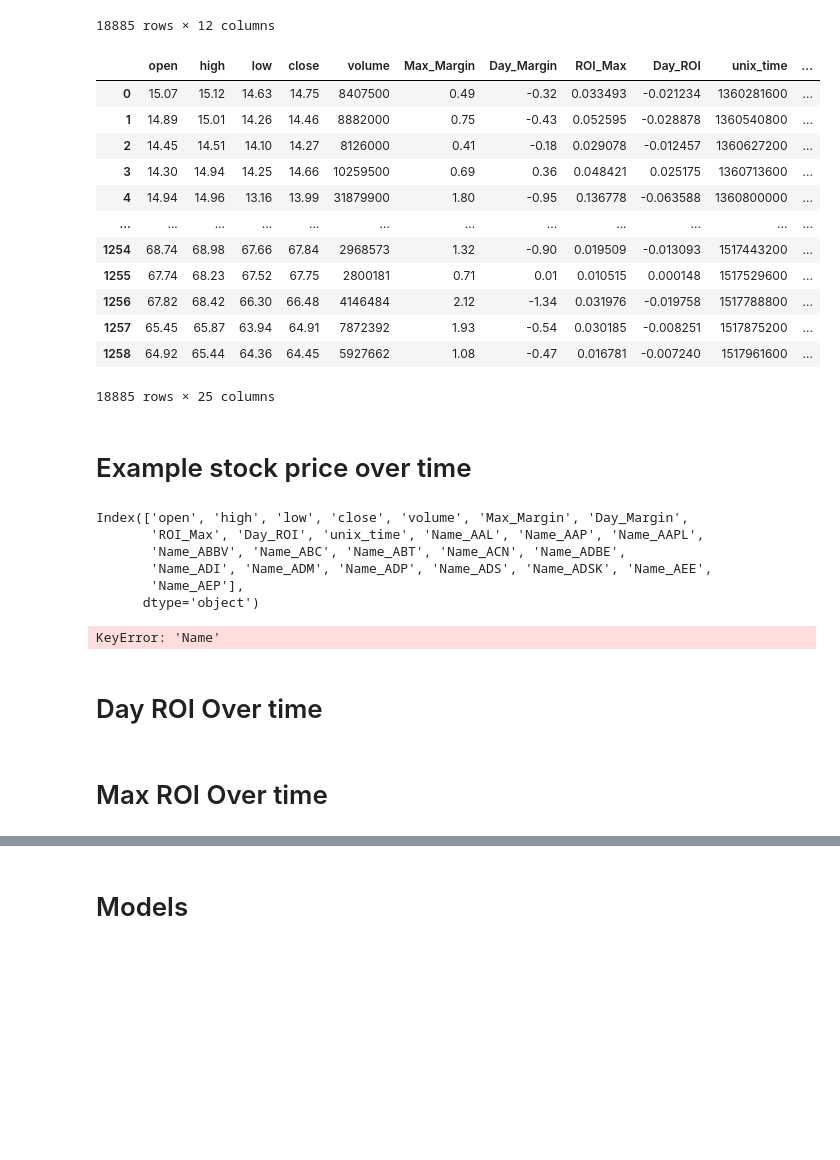
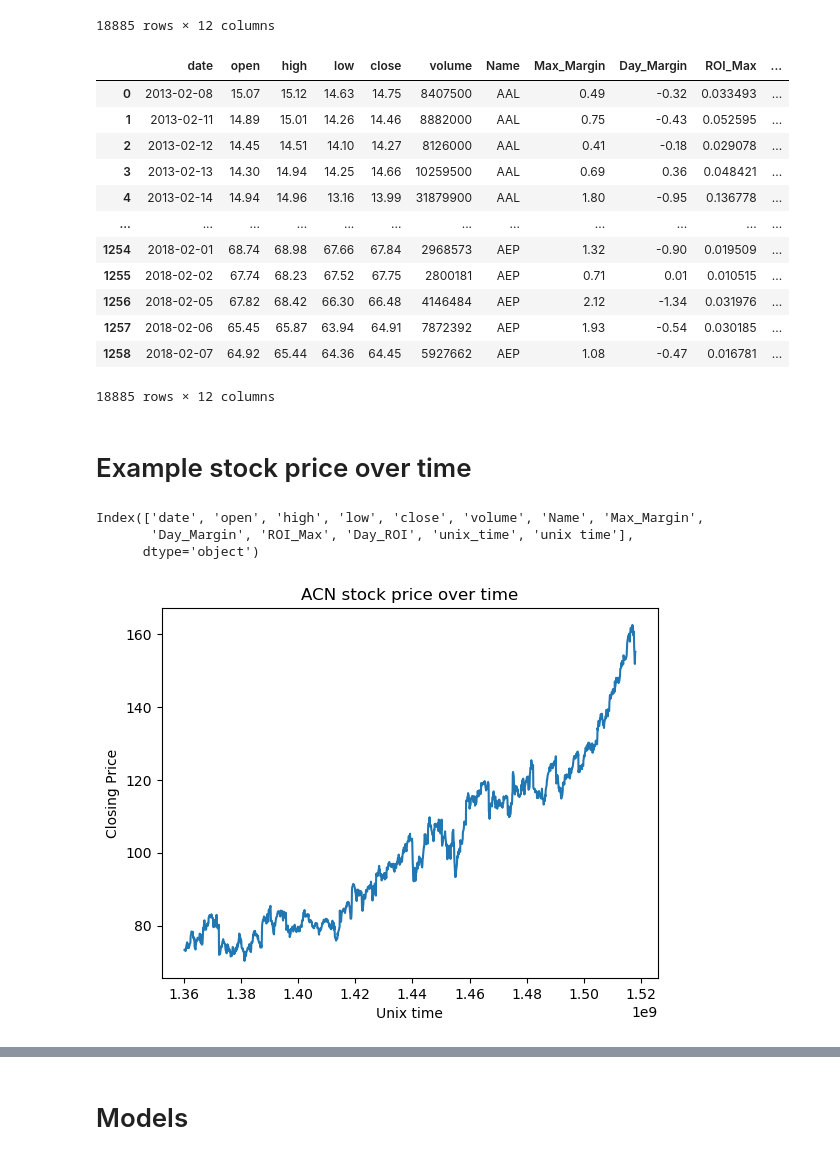
Before and after one commit to Nedwards0/AAI-590-Project, a Jupyter notebook: LSTM_Model_Optimized.ipynb, the cells around one changed output, grey strips where cells are left out. Drawn from its saved outputs; the diff is of its cells as text; code cells hidden in the pictures; blank space fills up the shorter version.

```diff
--- a/LSTM_Model_Optimized.ipynb
+++ b/LSTM_Model_Optimized.ipynb
@@ -247,50 +247,45 @@ df
 | 1257 | 2018-02-06 | 65.45 | 65.87 | 63.94 | 64.91 | 7872392 | AEP | 1.93 | -0.54 | 0.030185 | ... |
 | 1258 | 2018-02-07 | 64.92 | 65.44 | 64.36 | 64.45 | 5927662 | AEP | 1.08 | -0.47 | 0.016781 | ... |
 18885 rows × 12 columns
-# %%
-df = df.drop(columns=['date'])
-# %%
-df = pd.get_dummies(df)
 # %%
 df
 # %% [output]
-|  | open | high | low | close | volume | Max_Margin | Day_Margin | ROI_Max | Day_ROI | unix_time | ... |
-| 0 | 15.07 | 15.12 | 14.63 | 14.75 | 8407500 | 0.49 | -0.32 | 0.033493 | -0.021234 | 1360281600 | ... |
-| 1 | 14.89 | 15.01 | 14.26 | 14.46 | 8882000 | 0.75 | -0.43 | 0.052595 | -0.028878 | 1360540800 | ... |
-| 2 | 14.45 | 14.51 | 14.10 | 14.27 | 8126000 | 0.41 | -0.18 | 0.029078 | -0.012457 | 1360627200 | ... |
-| 3 | 14.30 | 14.94 | 14.25 | 14.66 | 10259500 | 0.69 | 0.36 | 0.048421 | 0.025175 | 1360713600 | ... |
-| 4 | 14.94 | 14.96 | 13.16 | 13.99 | 31879900 | 1.80 | -0.95 | 0.136778 | -0.063588 | 1360800000 | ... |
+|  | date | open | high | low | close | volume | Name | Max_Margin | Day_Margin | ROI_Max | ... |
+| 0 | 2013-02-08 | 15.07 | 15.12 | 14.63 | 14.75 | 8407500 | AAL | 0.49 | -0.32 | 0.033493 | ... |
+| 1 | 2013-02-11 | 14.89 | 15.01 | 14.26 | 14.46 | 8882000 | AAL | 0.75 | -0.43 | 0.052595 | ... |
+| 2 | 2013-02-12 | 14.45 | 14.51 | 14.10 | 14.27 | 8126000 | AAL | 0.41 | -0.18 | 0.029078 | ... |
+| 3 | 2013-02-13 | 14.30 | 14.94 | 14.25 | 14.66 | 10259500 | AAL | 0.69 | 0.36 | 0.048421 | ... |
+| 4 | 2013-02-14 | 14.94 | 14.96 | 13.16 | 13.99 | 31879900 | AAL | 1.80 | -0.95 | 0.136778 | ... |
 | ... | ... | ... | ... | ... | ... | ... | ... | ... | ... | ... | ... |
-| 1254 | 68.74 | 68.98 | 67.66 | 67.84 | 2968573 | 1.32 | -0.90 | 0.019509 | -0.013093 | 1517443200 | ... |
-| 1255 | 67.74 | 68.23 | 67.52 | 67.75 | 2800181 | 0.71 | 0.01 | 0.010515 | 0.000148 | 1517529600 | ... |
-| 1256 | 67.82 | 68.42 | 66.30 | 66.48 | 4146484 | 2.12 | -1.34 | 0.031976 | -0.019758 | 1517788800 | ... |
-| 1257 | 65.45 | 65.87 | 63.94 | 64.91 | 7872392 | 1.93 | -0.54 | 0.030185 | -0.008251 | 1517875200 | ... |
-| 1258 | 64.92 | 65.44 | 64.36 | 64.45 | 5927662 | 1.08 | -0.47 | 0.016781 | -0.007240 | 1517961600 | ... |
+| 1254 | 2018-02-01 | 68.74 | 68.98 | 67.66 | 67.84 | 2968573 | AEP | 1.32 | -0.90 | 0.019509 | ... |
+| 1255 | 2018-02-02 | 67.74 | 68.23 | 67.52 | 67.75 | 2800181 | AEP | 0.71 | 0.01 | 0.010515 | ... |
+| 1256 | 2018-02-05 | 67.82 | 68.42 | 66.30 | 66.48 | 4146484 | AEP | 2.12 | -1.34 | 0.031976 | ... |
+| 1257 | 2018-02-06 | 65.45 | 65.87 | 63.94 | 64.91 | 7872392 | AEP | 1.93 | -0.54 | 0.030185 | ... |
+| 1258 | 2018-02-07 | 64.92 | 65.44 | 64.36 | 64.45 | 5927662 | AEP | 1.08 | -0.47 | 0.016781 | ... |
-18885 rows × 25 columns
+18885 rows × 12 columns
+# %%
+df['date'] = pd.to_datetime(df['date'])
+
+df['unix time'] = df['date'].astype('int64') // 10**9
 # %% [markdown]
 # Example stock price over time
 # %%
 import matplotlib.pyplot as plt
 
 # Check the columns in the DataFrame to ensure correct naming
 print(df.columns)
 
 # Replace 'Name_XYL' with the correct column name, for example, if 'Name' is the column for stock names
-stock_name = "XYL"
+stock_name = "ACN"
 df_stock = df[df["Name"] == stock_name]
 
 plt.xlabel('Unix time')
 plt.ylabel('Closing Price')
 plt.title(f'{stock_name} stock price over time')
 plt.plot(df_stock["unix time"], df_stock["close"])
 plt.show()
 # %% [output]
-Index(['open', 'high', 'low', 'close', 'volume', 'Max_Margin', 'Day_Margin',
-       'ROI_Max', 'Day_ROI', 'unix_time', 'Name_AAL', 'Name_AAP', 'Name_AAPL',
-       'Name_ABBV', 'Name_ABC', 'Name_ABT', 'Name_ACN', 'Name_ADBE',
-       'Name_ADI', 'Name_ADM', 'Name_ADP', 'Name_ADS', 'Name_ADSK', 'Name_AEE',
-       'Name_AEP'],
+Index(['date', 'open', 'high', 'low', 'close', 'volume', 'Name', 'Max_Margin',
+       'Day_Margin', 'ROI_Max', 'Day_ROI', 'unix_time', 'unix time'],
       dtype='object')
-KeyError: 'Name'
+[figure, added]
-# %% [markdown]
-# Day ROI Over time
@@ -303,2 +291,0 @@ plt.plot(df[df["Name_XYL"] == True]["unix_time"],df[df["Name_XYL"] == True]["Day
-# %% [markdown]
-# Max ROI Over time
```
Also changed, not shown: parts of 24 cells of this notebook, 1 other file.
